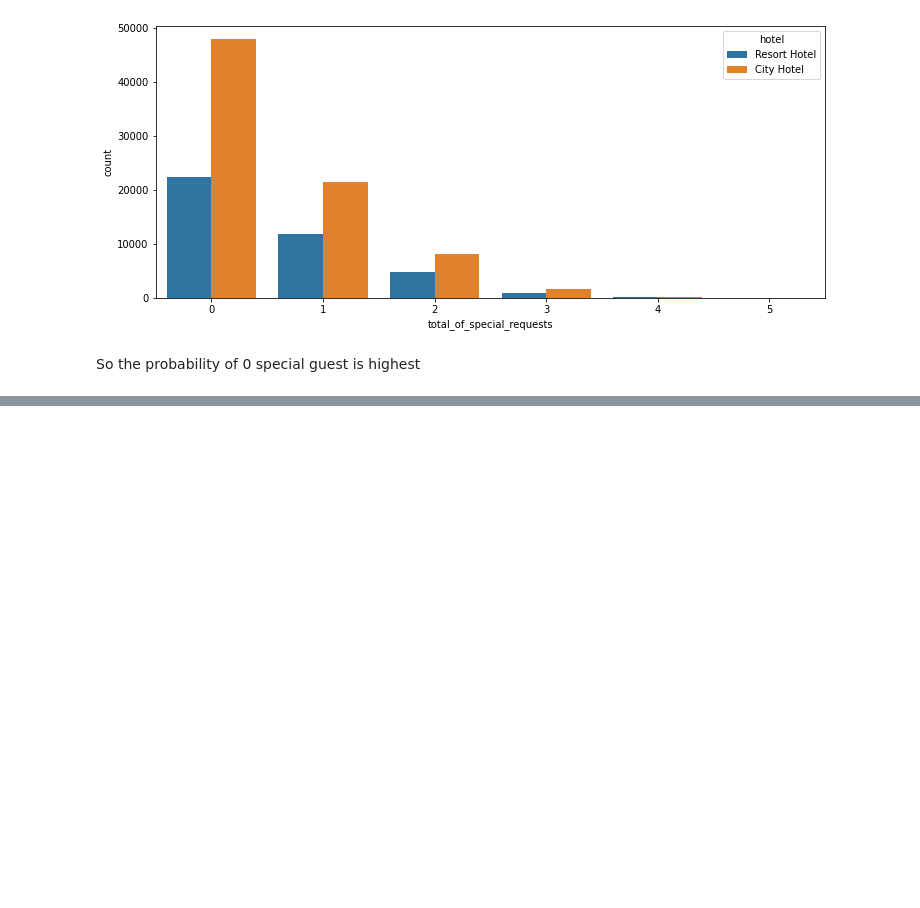
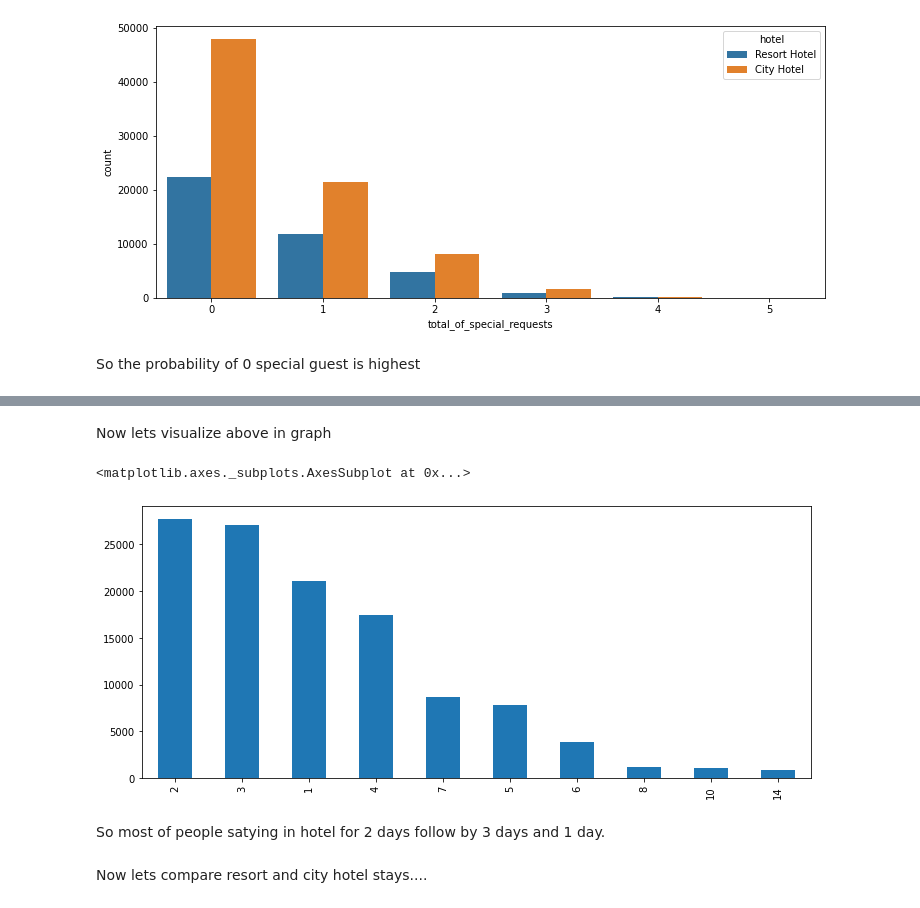
Before and after one commit to kiran2424/hotel-booking-data-analysis, a Jupyter notebook: Copy_of_Hotel_Booking_Analysis_Capstone_Project.ipynb, the cells around one changed output, grey strips where cells are left out. Drawn from its saved outputs; the diff is of its cells as text; code cells hidden in the pictures; blank space fills up the shorter version.

```diff
--- a/Copy_of_Hotel_Booking_Analysis_Capstone_Project.ipynb
+++ b/Copy_of_Hotel_Booking_Analysis_Capstone_Project.ipynb
@@ -351,0 +367,4 @@ So the probability of 0 special guest is highest
+# %%
+df_data['total_night_spend'] = df_data['stays_in_weekend_nights'] + df_data['stays_in_week_nights']
+top_ten_values = df_data['total_night_spend'].value_counts().head(10)
+top_ten_values
@@ -351,0 +383,11 @@ So the probability of 0 special guest is highest
+# %% [markdown]
+Now lets visualize above in graph
+# %%
+top_ten_values.plot(kind='bar')
+# %% [output]
+<matplotlib.axes._subplots.AxesSubplot at 0x...>
+[figure, added]
+# %% [markdown]
+So most of people satying in hotel for 2 days follow by 3 days and 1 day.
+# %% [markdown]
+Now lets compare resort and city hotel stays....
```
Also changed, not shown: parts of 26 cells of this notebook.
